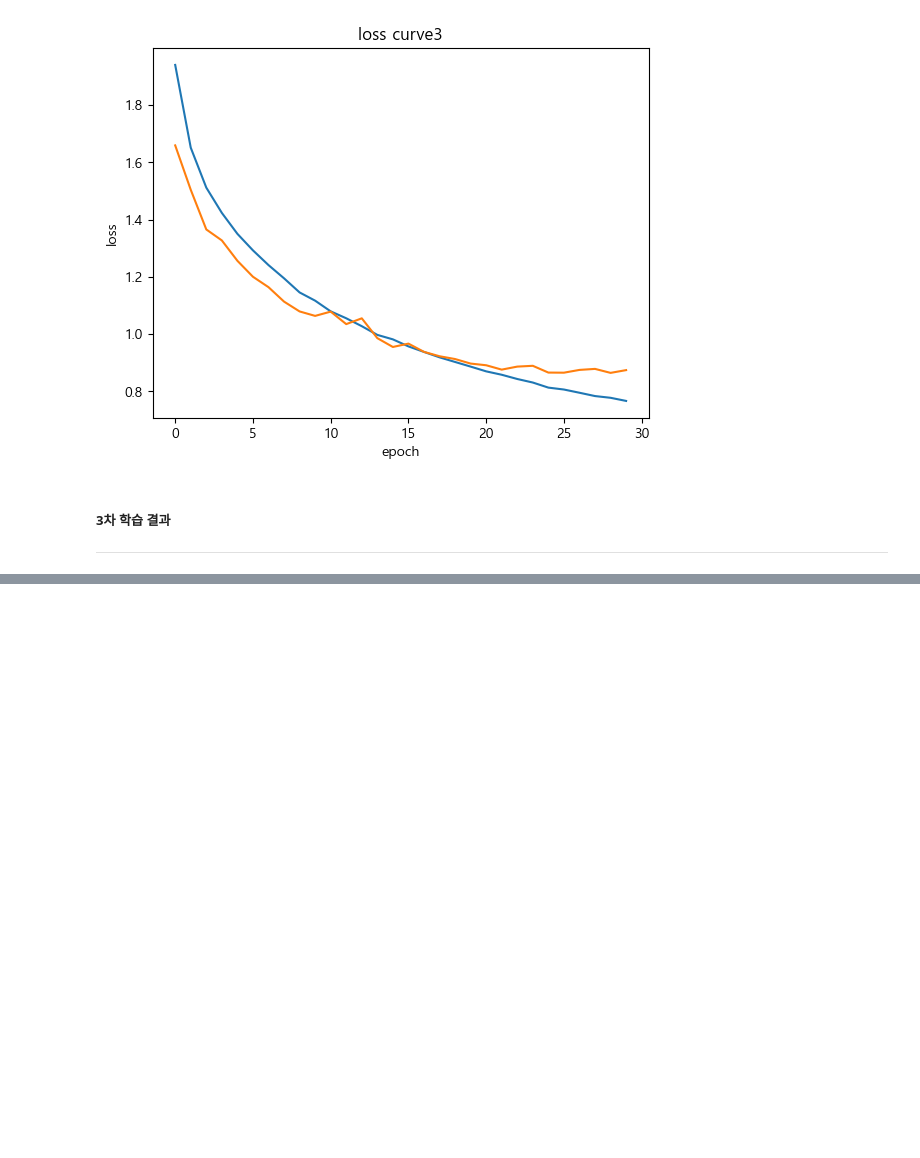
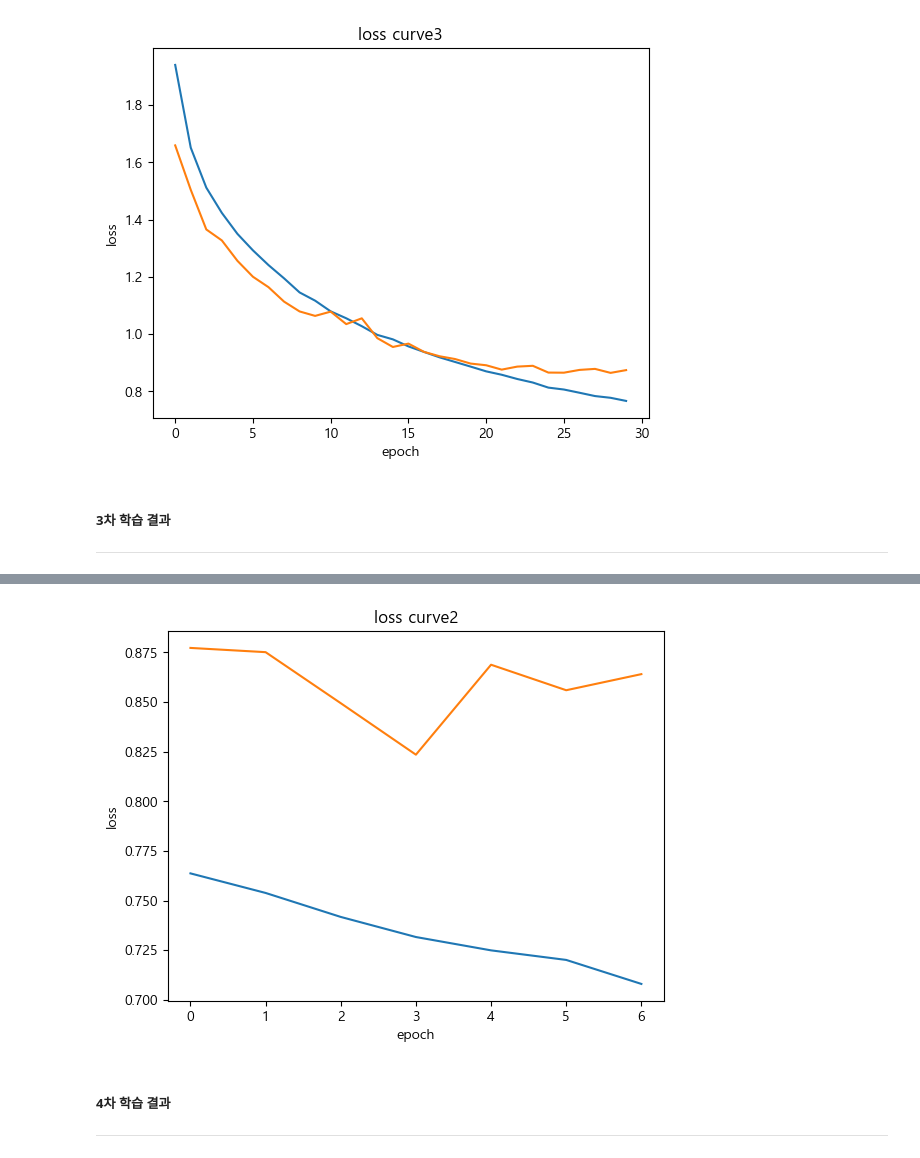
Before and after one commit to FlatBass/study-flat, a Jupyter notebook: cifar10.ipynb, the cells around one changed output, grey strips where cells are left out. Drawn from its saved outputs; the diff is of its cells as text; code cells hidden in the pictures; blank space fills up the shorter version.

Commit message:
feat:cifar10 - 2

```diff
--- a/cifar10.ipynb
+++ b/cifar10.ipynb
@@ -496,0 +564,17 @@ plt.show()
+# %%
+# 콜백 설정 추가
+checkpoint = keras.callbacks.ModelCheckpoint('best-model.keras', save_best_only=True)
+early_stopping = keras.callbacks.EarlyStopping(patience=3, restore_best_weights=True)
+
+history4 = cifar_model3.fit(train_scaled, train_target,
+                          callbacks=[checkpoint,early_stopping],
+                          epochs=30,
+                          validation_data=[val_scaled,val_target])
+
+plt.plot(history4.history['loss'])
+plt.plot(history4.history['val_loss'])
+plt.xlabel('epoch')
+plt.ylabel('loss')
+plt.title('loss curve2')
+plt.show()
+# %% [output]
@@ -496,0 +595,4 @@ plt.show()
+[figure, added]
+# %% [markdown]
+##### 4차 학습 결과
+---
```
Also changed, not shown: parts of 8 cells of this notebook.
